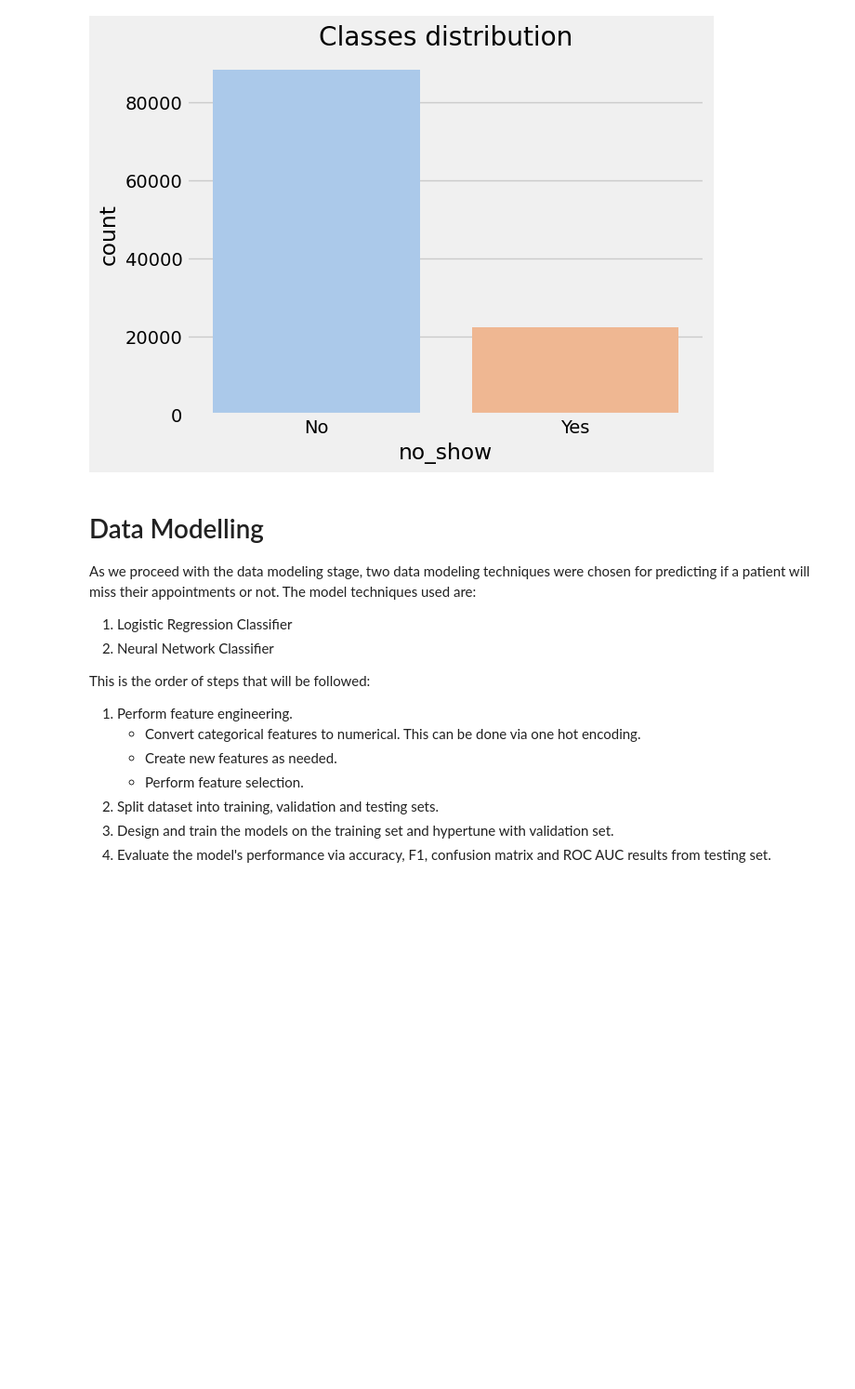
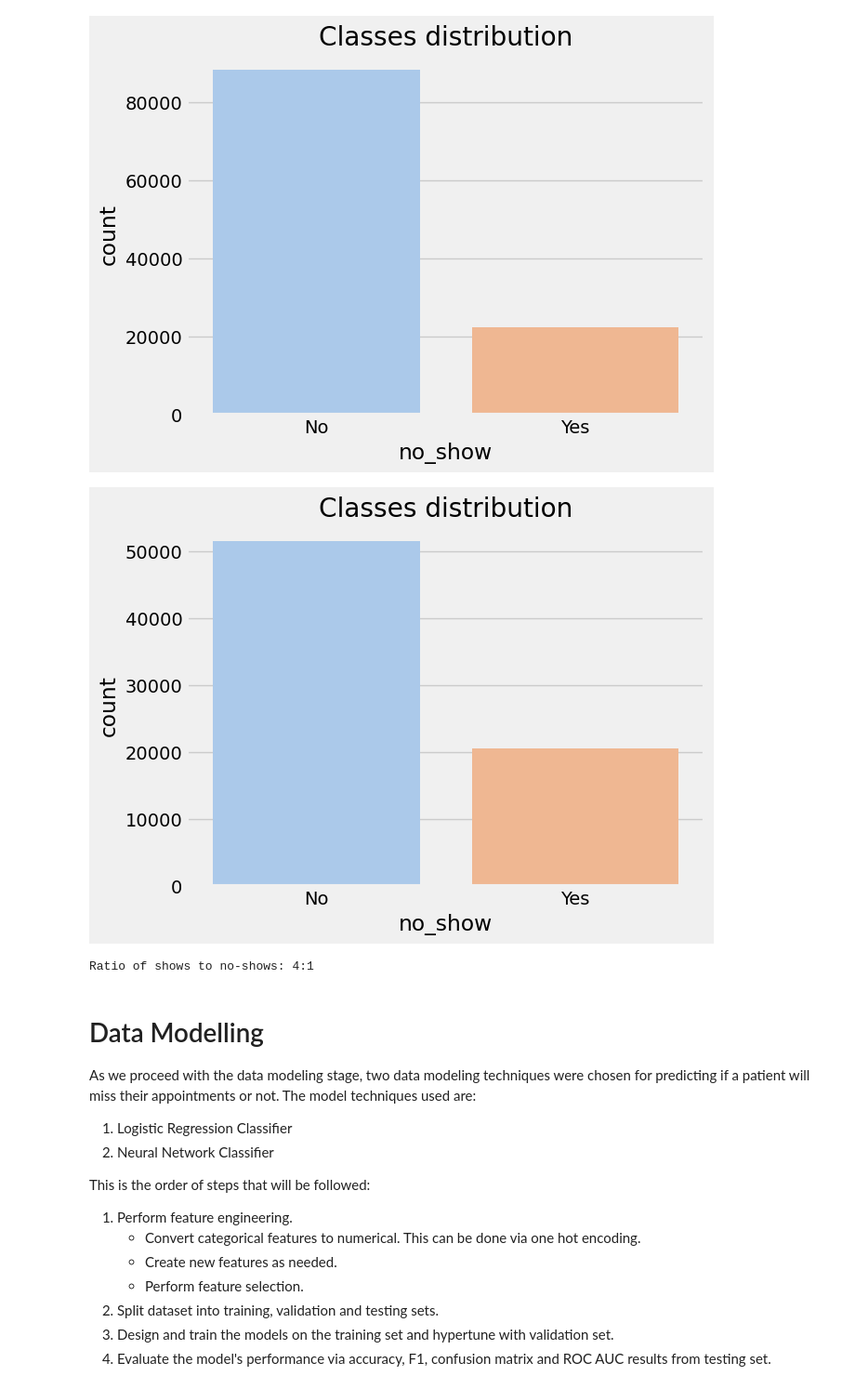
Before and after one commit to KingXP-Pythoner/appt-noshow-model, a Jupyter notebook: Medical_Appointment_No_Show_Classification_Prediction.ipynb, the cells around one changed output. Shown at 93% size. Saved outputs shown, nothing was run; the diff lists cells and outputs as text; code cells hidden in the pictures; blank space fills up the shorter version.

```diff
--- a/Medical_Appointment_No_Show_Classification_Prediction.ipynb
+++ b/Medical_Appointment_No_Show_Classification_Prediction.ipynb
@@ -651,6 +651,21 @@ plt.title("Classes distribution")
 plt.show()
 # %% [output]
 [figure]
+# %%
+# Check class imbalance if same day appointments are removed  and plot the distribution on one bar chart
+sns.countplot(x='no_show', data=not_same_day_appts, palette='pastel')
+plt.title("Classes distribution")
+plt.show()
+# %% [output]
+[figure, added]
+# %%
+
+# Ratio of shows to no-shows
+no_show_ratio = df['no_show'].value_counts(normalize=True)['Yes'] / df['no_show'].value_counts(normalize=True)['No']
+no_show_ratio = round(no_show_ratio, 2)
+print(f'Ratio of shows to no-shows: {no_show_ratio.as_integer_ratio()[1]}:{no_show_ratio.as_integer_ratio()[0]}')
+# %% [output]
+Ratio of shows to no-shows: 4:1
 # %% [markdown]
 # Data Modelling
 As we proceed with the data modeling stage, two data modeling techniques were chosen for predicting if a patient will miss their appointments or not. The model techniques used are:
```
Also changed, not shown: parts of 11 cells of this notebook.
